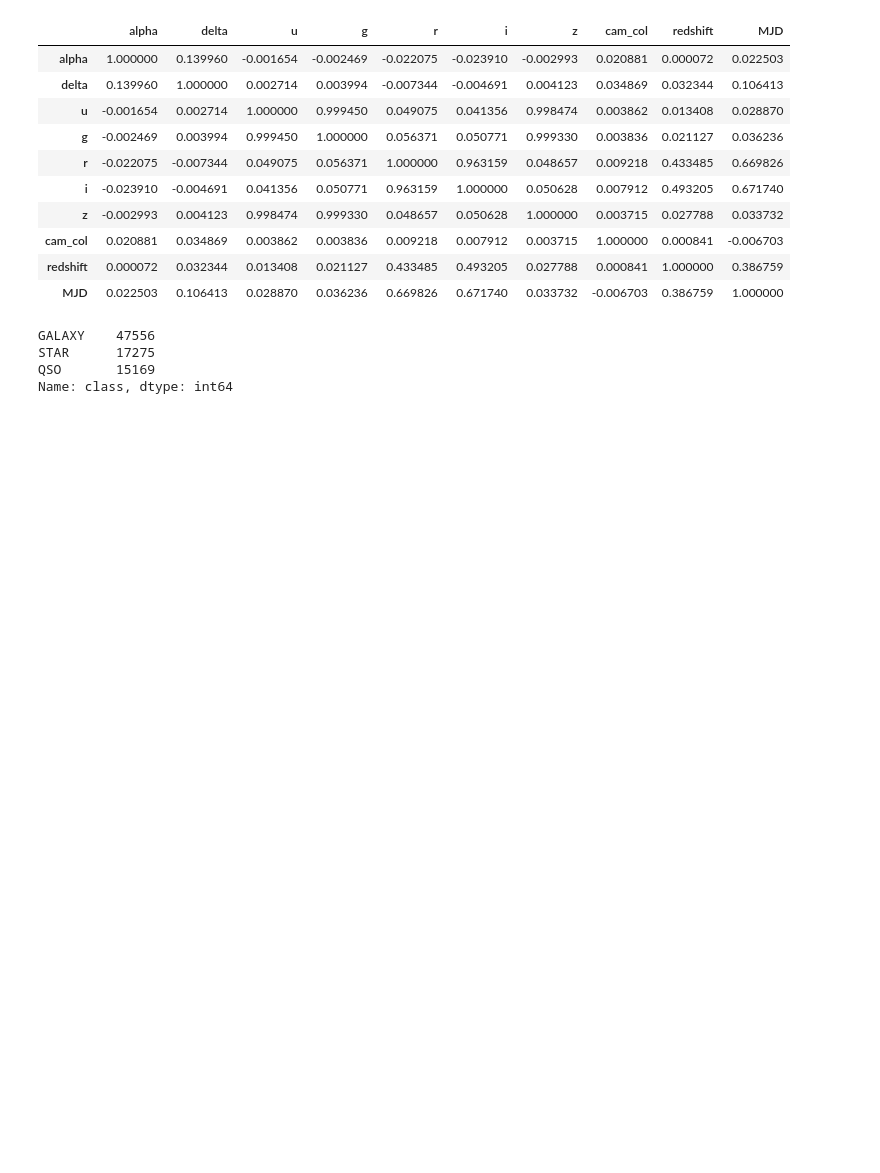
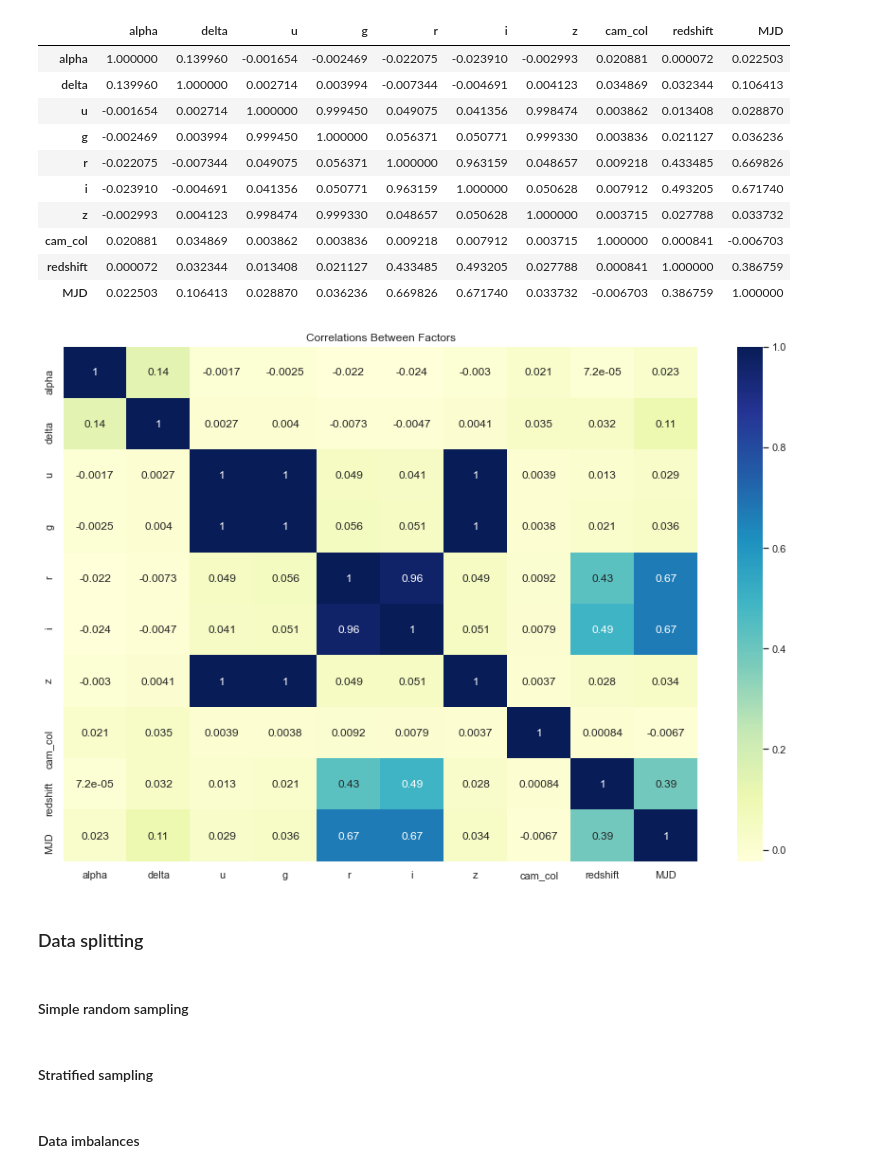
Before and after one commit to MuneraAlRajhi/StellarDatasetML, a Jupyter notebook: Stellar_EDA.ipynb, the cells around one changed output. Saved outputs shown, nothing was run; the diff lists cells and outputs as text; code cells hidden in the pictures; blank space fills up the shorter version.

```diff
--- a/Stellar_EDA.ipynb
+++ b/Stellar_EDA.ipynb
@@ -137,10 +140,3 @@ df.corr()
 | cam_col | 0.020881 | 0.034869 | 0.003862 | 0.003836 | 0.009218 | 0.007912 | 0.003715 | 1.000000 | 0.000841 | -0.006703 |
 | redshift | 0.000072 | 0.032344 | 0.013408 | 0.021127 | 0.433485 | 0.493205 | 0.027788 | 0.000841 | 1.000000 | 0.386759 |
 | MJD | 0.022503 | 0.106413 | 0.028870 | 0.036236 | 0.669826 | 0.671740 | 0.033732 | -0.006703 | 0.386759 | 1.000000 |
-# %%
-df['class'].value_counts()
-# %% [output]
-GALAXY    47556
-STAR      17275
-QSO       15169
-Name: class, dtype: int64
@@ -151,0 +143,9 @@ plt.title("Count of each class", y=1.02);
+# %%
+corr_matrix=df.corr()
+
+# Create a Chart for the 6 Factors Correlations
+sns.heatmap(corr_matrix, annot = True, cmap="YlGnBu")
+plt.title(('Correlations Between Factors'))
+sns.set(rc={'figure.figsize':(15,10)})
+# %% [output]
+[figure, added]
@@ -151,0 +156,8 @@ plt.title("Count of each class", y=1.02);
+# %% [markdown]
+### Data splitting
+# %% [markdown]
+#### Simple random sampling
+# %% [markdown]
+#### Stratified sampling
+# %% [markdown]
+#### Data imbalances
```
Also changed, not shown: parts of 4 cells of this notebook.
